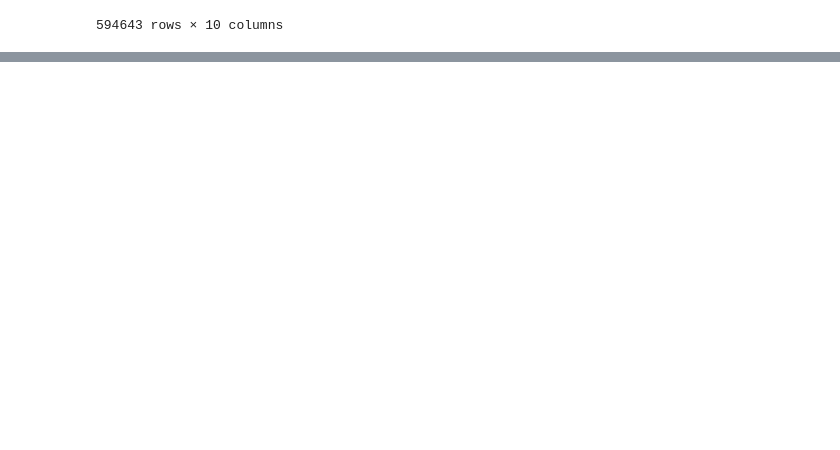
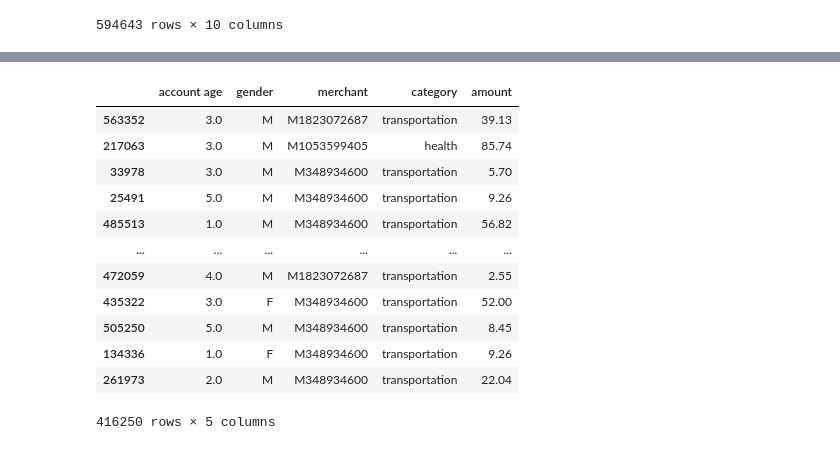
Before and after one commit to thePython2016/Fraud-Detection-APP, a Jupyter notebook: Fraud Prediction.ipynb, the cells around one changed output, grey strips where cells are left out. Saved outputs shown, nothing was run; the diff lists cells and outputs as text; code cells hidden in the pictures; blank space fills up the shorter version.

```diff
--- a/Fraud Prediction.ipynb
+++ b/Fraud Prediction.ipynb
@@ -105,6 +206,5 @@ sns.heatmap(fraud[colNumber].corr(),annot=True)
 # %%
-
+# split data
 x=fraud.drop(columns=['fraud'])
 y=fraud['fraud']
-xTrainTempo,xTest,yTrainTempo,yTest=train_test_split(x,y,test_size=0.2,random_state=34)
-xTrain,xTestVal,yTrain,yTestVal=train_test_split(xTrainTempo,yTrainTempo,test_size=0.2,random_state=34)
+xTrain,xTest,yTrain,yTest=train_test_split(x,y,test_size=.30,random_state=56)
@@ -123,4 +224,20 @@ Transformer=ColumnTransformer(
 )
+# %%
+xTrain
+# %% [output]
+|  | account age | gender | merchant | category | amount |
+| 563352 | 3.0 | M | M1823072687 | transportation | 39.13 |
+| 217063 | 3.0 | M | M1053599405 | health | 85.74 |
+| 33978 | 3.0 | M | M348934600 | transportation | 5.70 |
+| 25491 | 5.0 | M | M348934600 | transportation | 9.26 |
+| 485513 | 1.0 | M | M348934600 | transportation | 56.82 |
+| ... | ... | ... | ... | ... | ... |
+| 472059 | 4.0 | M | M1823072687 | transportation | 2.55 |
+| 435322 | 3.0 | F | M348934600 | transportation | 52.00 |
+| 505250 | 5.0 | M | M348934600 | transportation | 8.45 |
+| 134336 | 1.0 | F | M348934600 | transportation | 9.26 |
+| 261973 | 2.0 | M | M348934600 | transportation | 22.04 |
+416250 rows × 5 columns
 # %%
 # encode .xTrain
 xTrain=Transformer.fit_transform(xTrain)
```
Also changed, not shown: parts of 60 cells of this notebook, 2 other files.
